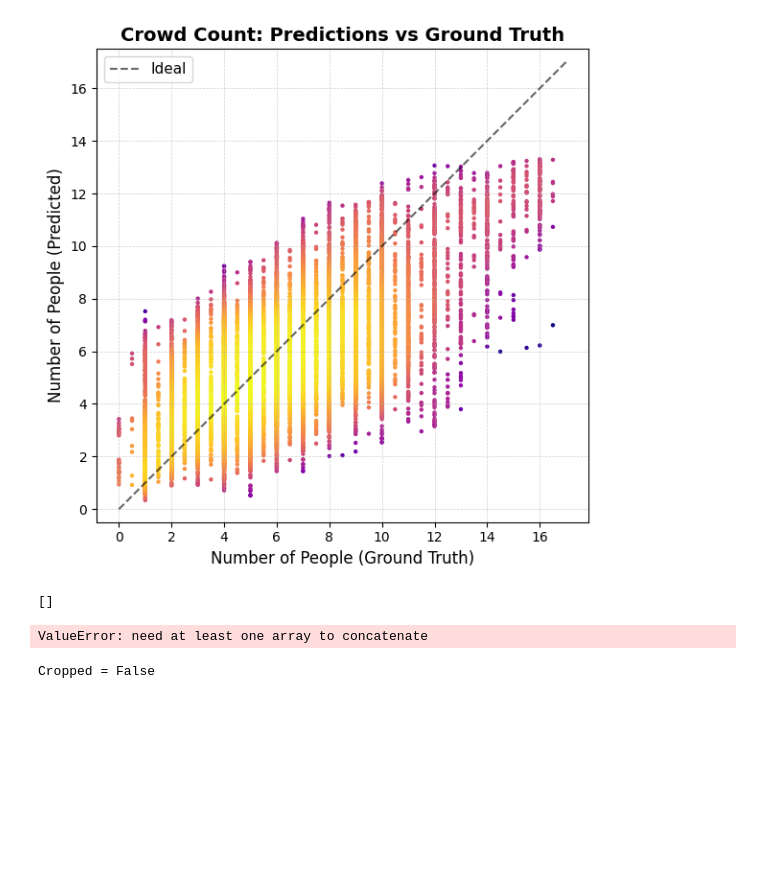
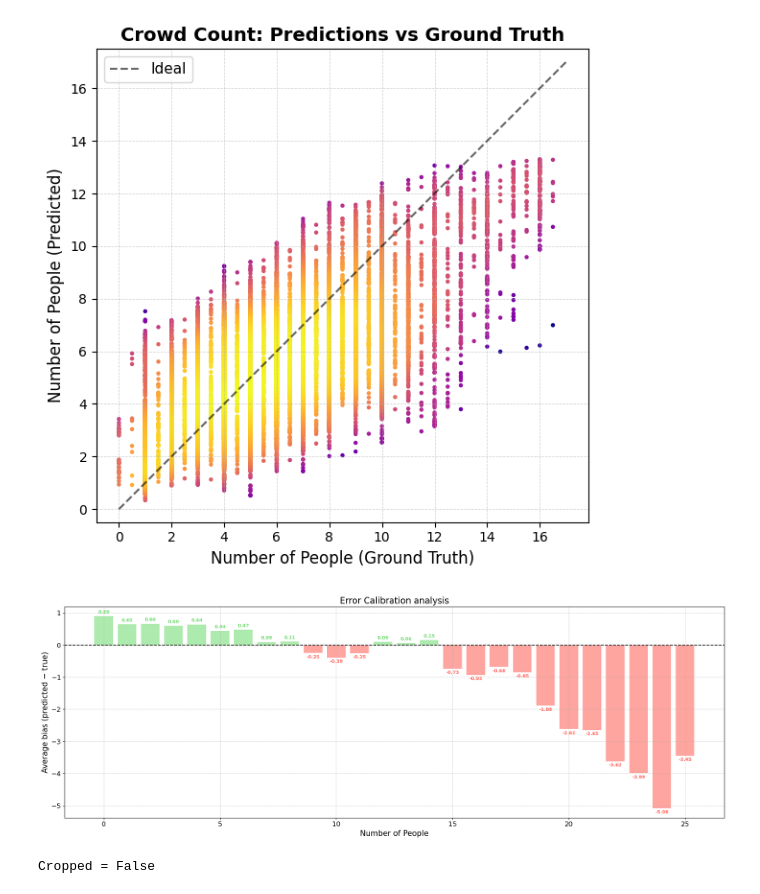
Before and after one commit to Hip02/CrowdMonitoring_Hip, a Jupyter notebook: DeepLearning/deep_learning_first_try.ipynb, the cells around one changed output. Drawn from its saved outputs; the diff is of its cells as text; code cells hidden in the pictures; blank space fills up the shorter version.

```diff
--- a/DeepLearning/deep_learning_first_try.ipynb
+++ b/DeepLearning/deep_learning_first_try.ipynb
@@ -79,7 +79,7 @@ Cropped = False
 ✅ Vidéo exportée : visualizations/fold3_exp40_visu.mp4
 # %%
 exp = "Regression/BackToResNet4"
-fold = 4
+fold = 6
 stream = open(f"exp_list/{exp}.yaml", 'r')
 param  = yaml.safe_load(stream)
 param["TRAINING"]["DEVICE"] = 'mps'
@@ -89,7 +89,7 @@ to_load = ["max_values", "labels", "magnitudes", "video_frames"]
 data_loader = DataLoader(base_path, param, exp_list=all, to_load=to_load)
 resultsPath = os.path.join("results", exp, f"fold{fold}")
 
-exp_ns = [28]
+exp_ns = [35]
 
 results_by_experiment = {}
 
@@ -109,6 +109,10 @@ for exp_n in exp_ns:
     }
 
 save_path = os.path.join(resultsPath, "_ExtraPlots")
+
+# Make the font size bigger
+plt.rcParams.update({'font.size': 16})
+
 plot_predictions_vs_groundtruth(results_by_experiment, save_path)
 # %% [output]
 Cropped = False
@@ -220,46 +224,62 @@ all_gts = []
 
 # Parcours automatique des fichiers *_preds.npy et *_gts.npy dans chaque fold
 for fold in folds:
-    pattern = os.path.join(base_path, exp_path, f"fold{fold}", "_PerExperimentPlots", "NewExp*_preds.npy")
+    pattern = os.path.join(base_path, exp_path, f"fold{fold}", f"fold{fold}", "_PerExperimentPlots", "NewExp*_preds.npy")
     pred_files = sorted(glob(pattern))
-    print(pred_files)
 
     for pred_path in pred_files:
         gts_path = pred_path.replace("_preds.npy", "_gts.npy")
         if os.path.exists(gts_path):
             preds = np.load(pred_path)
             gts = np.load(gts_path)
             all_preds.append(preds)
             all_gts.append(gts)
 
 # Concaténation
 all_preds = np.concatenate(all_preds)
 all_gts = np.concatenate(all_gts)
 
 # Arrondi des labels pour regroupement
 labels_rounded = np.round(all_gts).astype(int)
 
 # Calcul du biais par label
 unique_labels = np.unique(labels_rounded)
 bias_by_label = []
 for label in unique_labels:
     mask = labels_rounded == label
     bias = np.mean(all_preds[mask] - all_gts[mask])
     bias_by_label.append(bias)
 
-# Tracé
-plt.figure(figsize=(10, 5))
-plt.bar(unique_labels, bias_by_label, color='skyblue')
+#Make font size bigger
+plt.rcParams.update({
+    'font.family': 'DejaVu Sans',
+    'font.size': 15,
+    'axes.titlesize': 17,
+    'axes.labelsize': 15,
+    'legend.fontsize': 14,
+    'xtick.labelsize': 13,
+    'ytick.labelsize': 13
+})
+# Création du graphique avec couleurs pastel et texte en gras + couleur
+plt.figure(figsize=(19, 7))
+for x, bias in zip(unique_labels, bias_by_label):
+    color = '#77dd77' if bias > 0 else '#ff6961'  # vert pastel / rouge pastel
+    plt.bar(x, bias, color=color, alpha=0.6)
+    va = 'bottom' if bias > 0 else 'top'
+    offset = 0.05 if bias > 0 else -0.05
+    plt.text(x, bias + offset, f"{bias:.2f}", ha='center', va=va, fontsize=9,
+             fontweight='bold', color=color)
+
 plt.axhline(0, color='black', linestyle='--')
-plt.xlabel("Label")
+plt.xlabel("Number of People")
 plt.ylabel("Average bias (predicted − true)")
-plt.title("Calibration analysis (all folds combined)")
+plt.title("Error Calibration analysis")
+plt.grid(True, linestyle='--', alpha=0.6)
 plt.tight_layout()
-#plt.savefig("/mnt/data/calibration_bias_all_folds.pdf")
-plt.show()
+plt.savefig("global_calibration_analysis.pdf")
+#plt.show()
 # %% [output]
-[]
-ValueError: need at least one array to concatenate
+[figure, added]
 # %%
 import cv2
 
```
Also changed, not shown: parts of 1 cell of this notebook, 7 other files.
